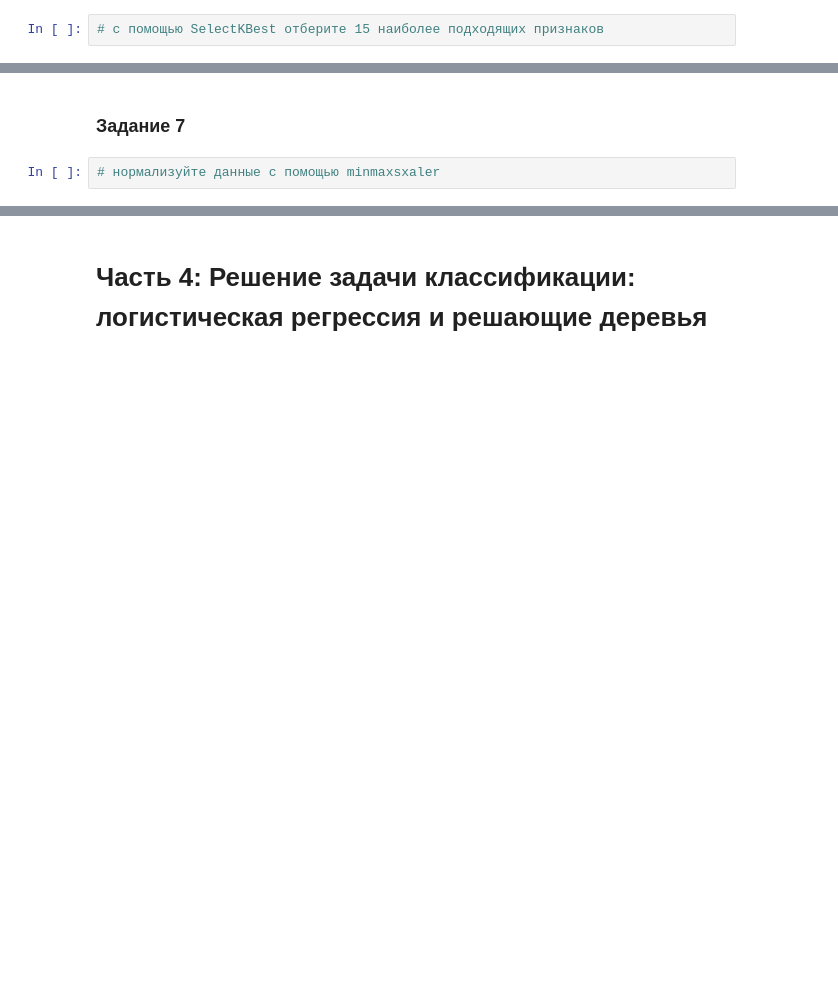
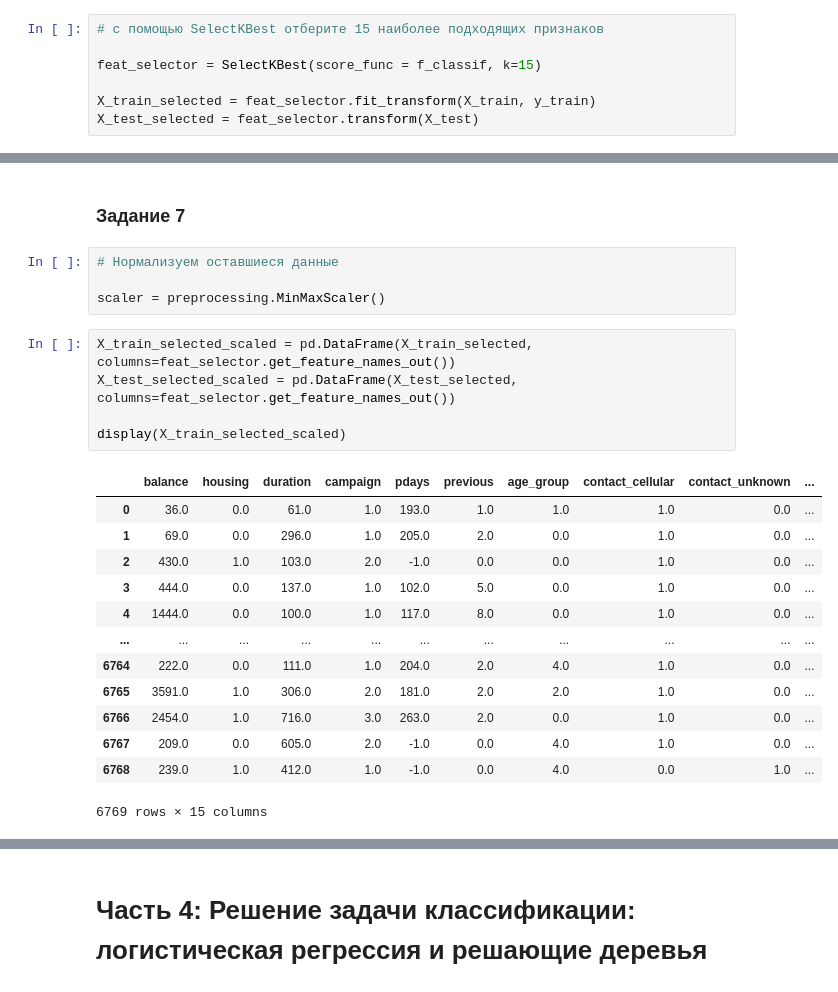
Before and after one commit to SaakyanAG/Pub, a Jupyter notebook: Project_4 Bank data cluster/Project_4_ML.ipynb, the cells around one changed output, grey strips where cells are left out. Cells and saved outputs as stored; diff of their text form; blank space fills up the shorter version.

```diff
--- a/Project_4 Bank data cluster/Project_4_ML.ipynb
+++ b/Project_4 Bank data cluster/Project_4_ML.ipynb
@@ -516,3 +638,8 @@ X_train, X_test, y_train, y_test = train_test_split(X, y, stratify=y, random_sta
 ### Задание 6
 # %%
 # с помощью SelectKBest отберите 15 наиболее подходящих признаков
+
+feat_selector = SelectKBest(score_func = f_classif, k=15)
+
+X_train_selected = feat_selector.fit_transform(X_train, y_train)
+X_test_selected = feat_selector.transform(X_test)
@@ -519,4 +653,25 @@ X_train, X_test, y_train, y_test = train_test_split(X, y, stratify=y, random_sta
 # %% [markdown]
 ### Задание 7
-# %%
-# нормализуйте данные с помощью minmaxsxaler
+# %%
+# Нормализуем оставшиеся данные
+
+scaler = preprocessing.MinMaxScaler()
+# %%
+X_train_selected_scaled = pd.DataFrame(X_train_selected, columns=feat_selector.get_feature_names_out())
+X_test_selected_scaled = pd.DataFrame(X_test_selected, columns=feat_selector.get_feature_names_out())
+
+display(X_train_selected_scaled)
+# %% [output]
+|  | balance | housing | duration | campaign | pdays | previous | age_group | contact_cellular | contact_unknown | ... |
+| 0 | 36.0 | 0.0 | 61.0 | 1.0 | 193.0 | 1.0 | 1.0 | 1.0 | 0.0 | ... |
+| 1 | 69.0 | 0.0 | 296.0 | 1.0 | 205.0 | 2.0 | 0.0 | 1.0 | 0.0 | ... |
+| 2 | 430.0 | 1.0 | 103.0 | 2.0 | -1.0 | 0.0 | 0.0 | 1.0 | 0.0 | ... |
+| 3 | 444.0 | 0.0 | 137.0 | 1.0 | 102.0 | 5.0 | 0.0 | 1.0 | 0.0 | ... |
+| 4 | 1444.0 | 0.0 | 100.0 | 1.0 | 117.0 | 8.0 | 0.0 | 1.0 | 0.0 | ... |
+| ... | ... | ... | ... | ... | ... | ... | ... | ... | ... | ... |
+| 6764 | 222.0 | 0.0 | 111.0 | 1.0 | 204.0 | 2.0 | 4.0 | 1.0 | 0.0 | ... |
+| 6765 | 3591.0 | 1.0 | 306.0 | 2.0 | 181.0 | 2.0 | 2.0 | 1.0 | 0.0 | ... |
+| 6766 | 2454.0 | 1.0 | 716.0 | 3.0 | 263.0 | 2.0 | 0.0 | 1.0 | 0.0 | ... |
+| 6767 | 209.0 | 0.0 | 605.0 | 2.0 | -1.0 | 0.0 | 4.0 | 1.0 | 0.0 | ... |
+| 6768 | 239.0 | 1.0 | 412.0 | 1.0 | -1.0 | 0.0 | 4.0 | 0.0 | 1.0 | ... |
+6769 rows × 15 columns
```
Also changed, not shown: parts of 29 cells of this notebook.
